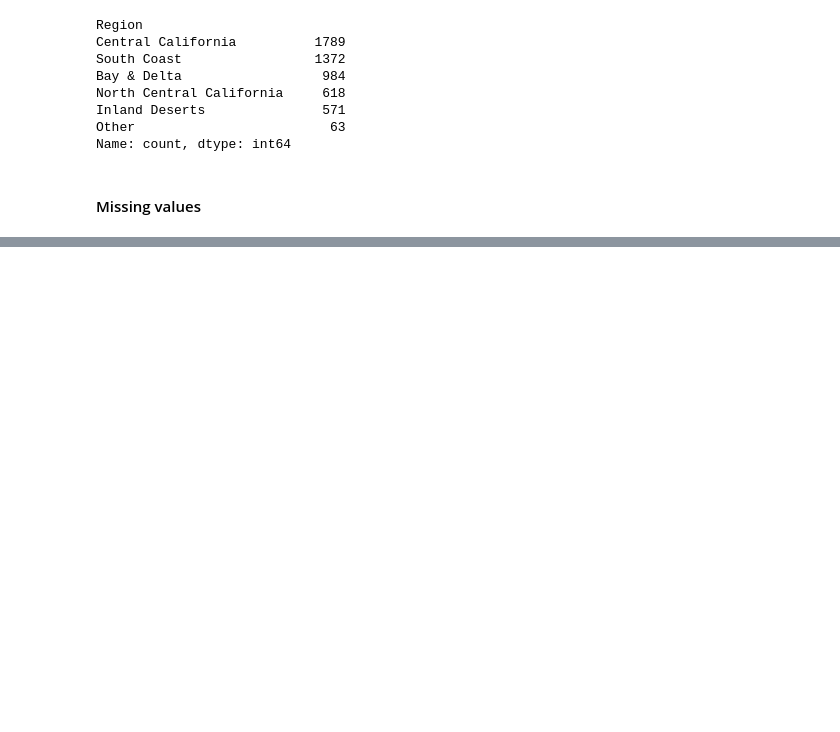
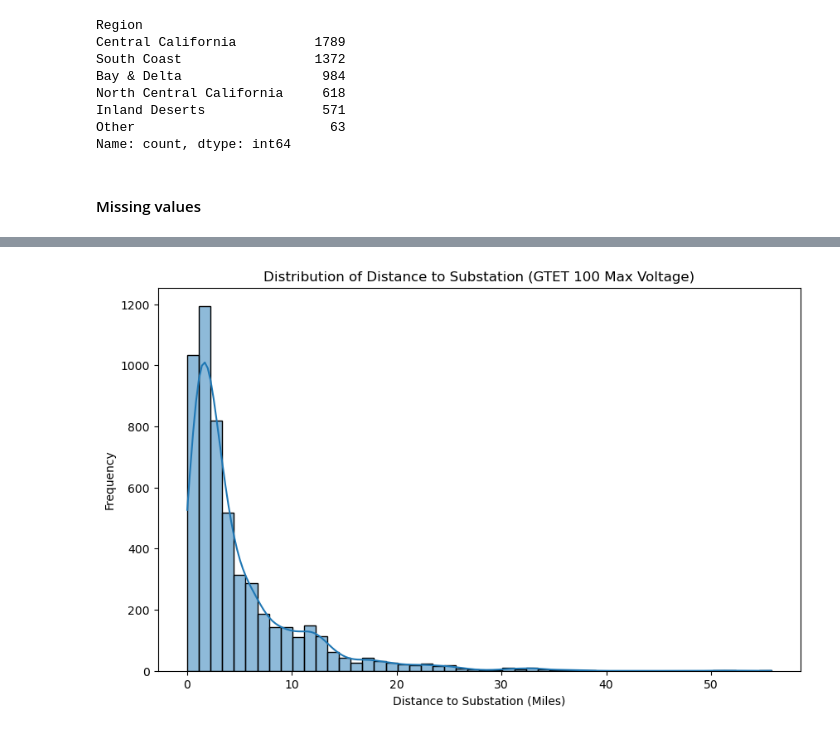
Before and after one commit to umeaimanMerchant/solar_panel_project, a Jupyter notebook: notebook/EDA.ipynb, the cells around one changed output, grey strips where cells are left out. Drawn from its saved outputs; the diff is of its cells as text; code cells hidden in the pictures; blank space fills up the shorter version.

Commit message:
Data Transformation Pipeline completed

```diff
--- a/notebook/EDA.ipynb
+++ b/notebook/EDA.ipynb
@@ -80,7 +80,7 @@ This dataset is crucial for determining optimal solar installation sites, based
 
 import pandas as pd
 # %%
-df = pd.read_csv('data/Solar_Footprints.csv')
+df = pd.read_csv('../artifacts/data/Solar_Footprints.csv')
 df.head()
 # %% [output]
 |  | OBJECTID | County | Acres | Install Type | Urban or Rural | Combined Class | Distance to Substation (Miles) GT... | ... |
@@ -537,0 +580,10 @@ dtype: int64
+# %%
+# plot histogram of distance to substations
+plt.figure(figsize=(10, 6))
+sns.histplot(df['Distance to Substation (Miles) GTET 100 Max Voltage'], bins=50, kde=True)
+plt.title('Distribution of Distance to Substation (GTET 100 Max Voltage)')
+plt.xlabel('Distance to Substation (Miles)')
+plt.ylabel('Frequency')
+plt.show()
+# %% [output]
+[figure, added]
```
Also changed, not shown: parts of 11 cells of this notebook, 13 other files.
